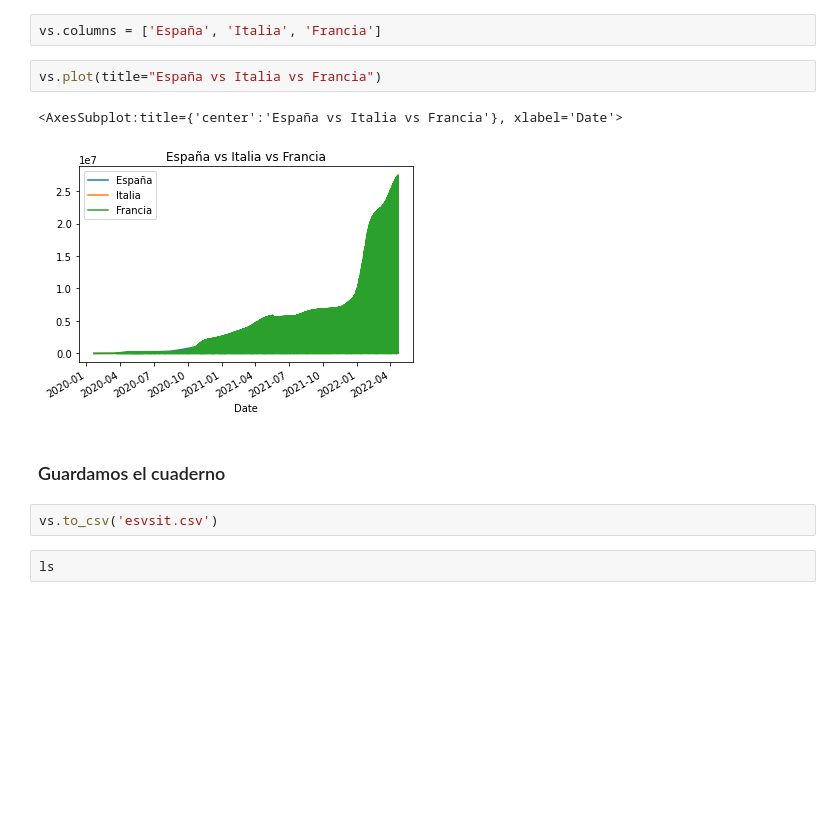
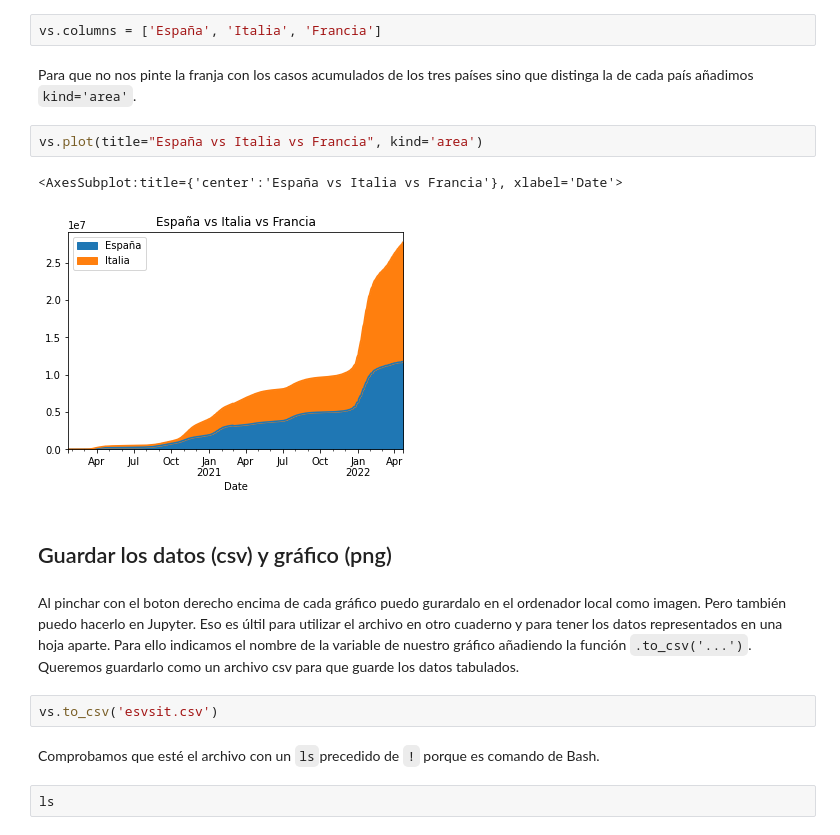
Before and after one commit to Pontedatos/Teresalopezlopez, a Jupyter notebook: python-api-covid19-pandas.ipynb, the cells around one changed output. Saved outputs shown, nothing was run; the diff lists cells and outputs as text; blank space fills up the shorter version.

```diff
--- a/python-api-covid19-pandas.ipynb
+++ b/python-api-covid19-pandas.ipynb
@@ -378,15 +419,21 @@ vs
 9865 rows × 3 columns
 # %%
 vs.columns = ['España', 'Italia', 'Francia']
+# %% [markdown]
+Para que no nos pinte la franja con los casos acumulados de los tres países sino que distinga la de cada país añadimos `kind='area'`.
 # %%
-vs.plot(title="España vs Italia vs Francia")
+vs.plot(title="España vs Italia vs Francia", kind='area')
 # %% [output]
 <AxesSubplot:title={'center':'España vs Italia vs Francia'}, xlabel='Date'>
-[figure, old version]
+[figure, new version]
-# %% [markdown]
-### Guardamos el cuaderno
+# %% [markdown]
+## Guardar los datos (csv) y gráfico (png)
+# %% [markdown]
+Al pinchar con el boton derecho encima de cada gráfico puedo gurardalo en el ordenador local como imagen. Pero también puedo hacerlo en Jupyter. Eso es últil para utilizar el archivo en otro cuaderno y para tener los datos representados en una hoja aparte. Para ello indicamos el nombre de la variable de nuestro gráfico añadiendo la función `.to_csv('...')`. Queremos guardarlo como un archivo csv para que guarde los datos tabulados.
 # %%
 vs.to_csv('esvsit.csv')
+# %% [markdown]
+Comprobamos que esté el archivo con un `ls`precedido de `!` porque es comando de Bash.
 # %%
 ls
 # %% [output]
```
Also changed, not shown: parts of 61 cells of this notebook, 20 other files.
